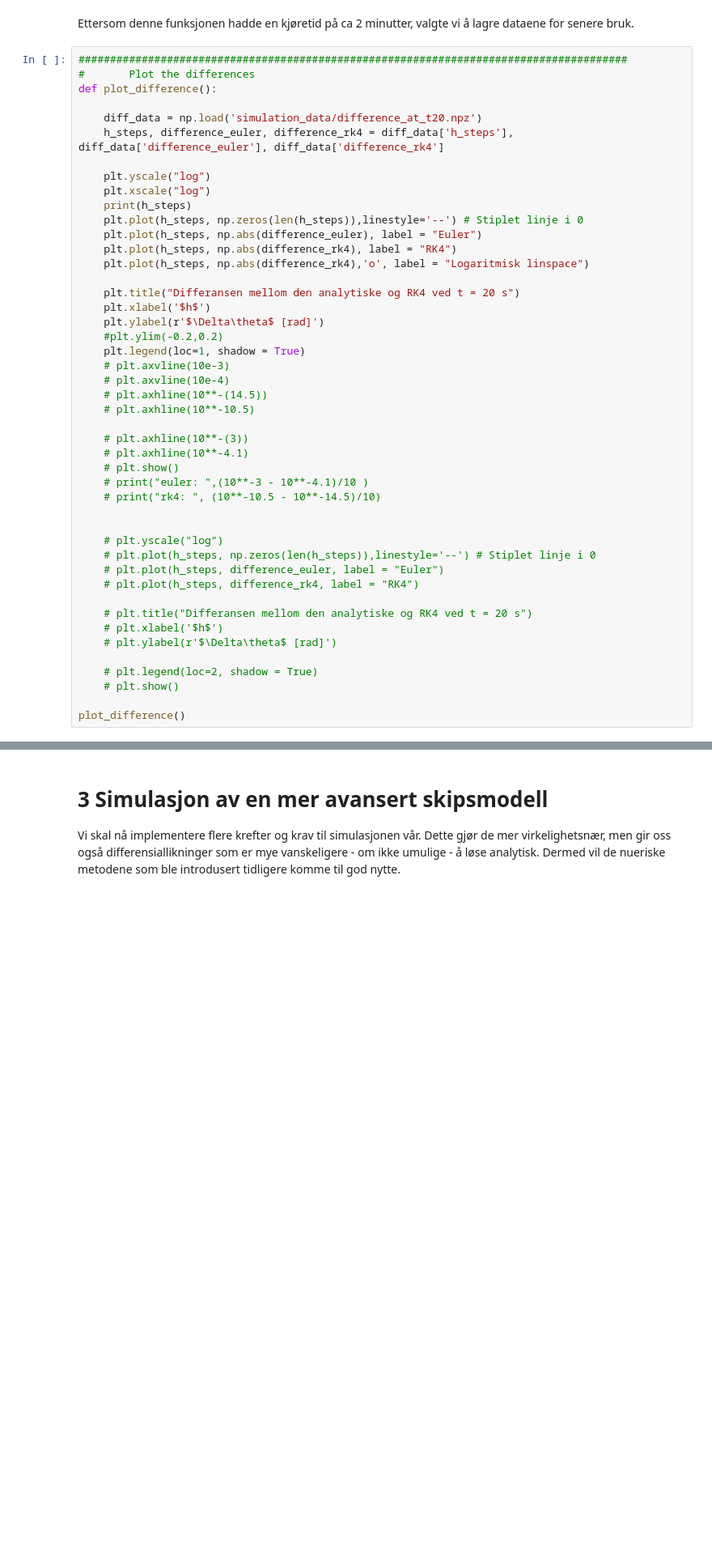
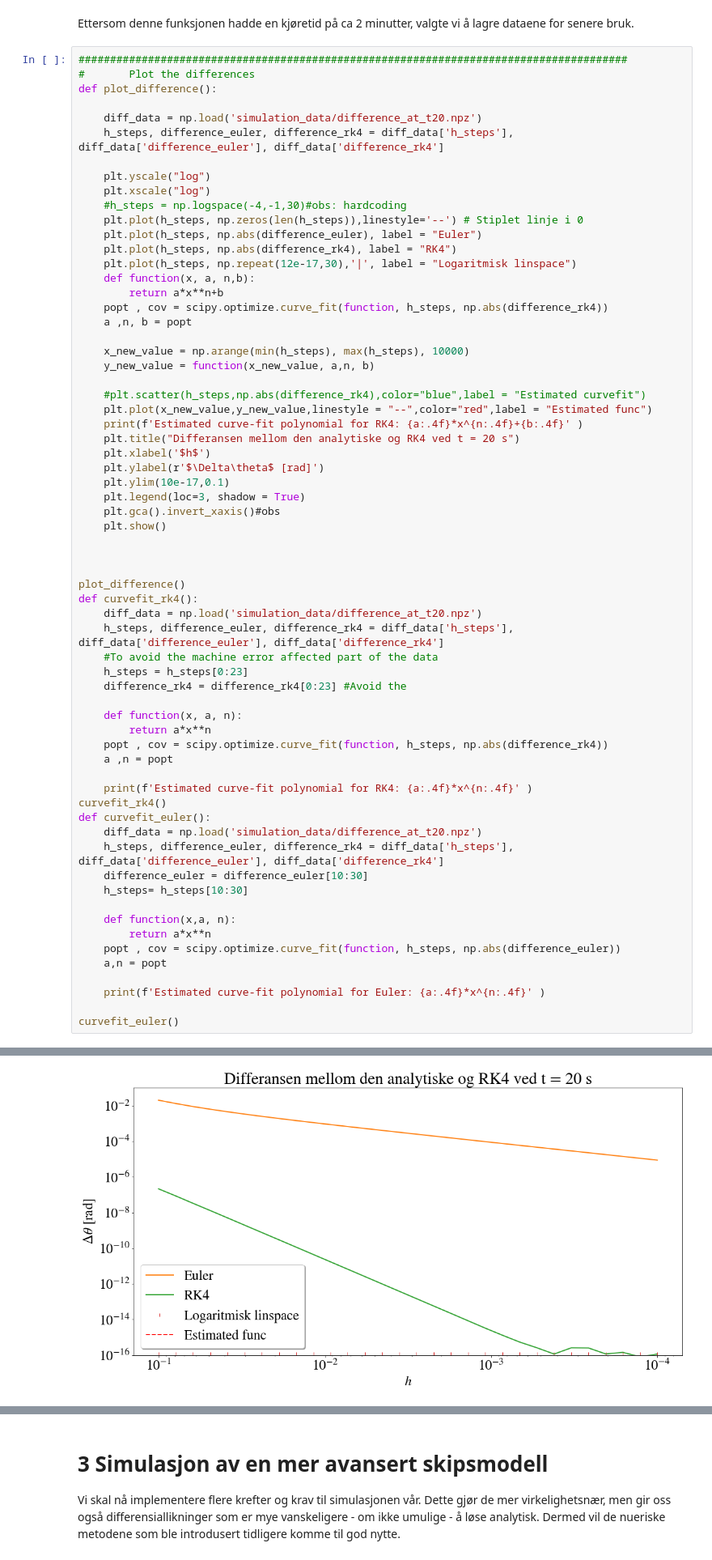
Before and after one commit to emiljonsrud/vitberr_prosjekt2_tekfys, a Jupyter notebook: leveringsfil.ipynb, the cells around one changed output, grey strips where cells are left out. Shown at 81% size. Cells and saved outputs as stored; diff of their text form; blank space fills up the shorter version.

```diff
--- a/leveringsfil.ipynb
+++ b/leveringsfil.ipynb
@@ -724,40 +719,59 @@ def plot_difference():
 
     plt.yscale("log")
     plt.xscale("log")
-    print(h_steps)
+    #h_steps = np.logspace(-4,-1,30)#obs: hardcoding
     plt.plot(h_steps, np.zeros(len(h_steps)),linestyle='--') # Stiplet linje i 0
     plt.plot(h_steps, np.abs(difference_euler), label = "Euler")
     plt.plot(h_steps, np.abs(difference_rk4), label = "RK4")
-    plt.plot(h_steps, np.abs(difference_rk4),'o', label = "Logaritmisk linspace")
+    plt.plot(h_steps, np.repeat(12e-17,30),'|', label = "Logaritmisk linspace")
+    def function(x, a, n,b):
+        return a*x**n+b
+    popt , cov = scipy.optimize.curve_fit(function, h_steps, np.abs(difference_rk4))
+    a ,n, b = popt
 
+    x_new_value = np.arange(min(h_steps), max(h_steps), 10000)
+    y_new_value = function(x_new_value, a,n, b)
+
+    #plt.scatter(h_steps,np.abs(difference_rk4),color="blue",label = "Estimated curvefit")
+    plt.plot(x_new_value,y_new_value,linestyle = "--",color="red",label = "Estimated func")
+    print(f'Estimated curve-fit polynomial for RK4: {a:.4f}*x^{n:.4f}+{b:.4f}' )
     plt.title("Differansen mellom den analytiske og RK4 ved t = 20 s")
     plt.xlabel('$h$')
     plt.ylabel(r'$\Delta\theta$ [rad]')
-    #plt.ylim(-0.2,0.2)
-    plt.legend(loc=1, shadow = True)
-    # plt.axvline(10e-3)
-    # plt.axvline(10e-4)
-    # plt.axhline(10**-(14.5))
-    # plt.axhline(10**-10.5)
-
-    # plt.axhline(10**-(3))
-    # plt.axhline(10**-4.1)
-    # plt.show()
-    # print("euler: ",(10**-3 - 10**-4.1)/10 )
-    # print("rk4: ", (10**-10.5 - 10**-14.5)/10)
+    plt.ylim(10e-17,0.1)
+    plt.legend(loc=3, shadow = True)
+    plt.gca().invert_xaxis()#obs
+    plt.show()
 
 
-    # plt.yscale("log")
-    # plt.plot(h_steps, np.zeros(len(h_steps)),linestyle='--') # Stiplet linje i 0
-    # plt.plot(h_steps, difference_euler, label = "Euler")
-    # plt.plot(h_steps, difference_rk4, label = "RK4")
-
-    # plt.title("Differansen mellom den analytiske og RK4 ved t = 20 s")
-    # plt.xlabel('$h$')
-    # plt.ylabel(r'$\Delta\theta$ [rad]')
-
-    # plt.legend(loc=2, shadow = True)
-    # plt.show()
 
 plot_difference()
+def curvefit_rk4():
+    diff_data = np.load('simulation_data/difference_at_t20.npz')
+    h_steps, difference_euler, difference_rk4 = diff_data['h_steps'], diff_data['difference_euler'], diff_data['difference_rk4']
+    #To avoid the machine error affected part of the data
+    h_steps = h_steps[0:23]
+    difference_rk4 = difference_rk4[0:23] #Avoid the
+
+    def function(x, a, n):
+        return a*x**n
+    popt , cov = scipy.optimize.curve_fit(function, h_steps, np.abs(difference_rk4))
+    a ,n = popt
+
+    print(f'Estimated curve-fit polynomial for RK4: {a:.4f}*x^{n:.4f}' )
+curvefit_rk4()
+def curvefit_euler():
+    diff_data = np.load('simulation_data/difference_at_t20.npz')
+    h_steps, difference_euler, difference_rk4 = diff_data['h_steps'], diff_data['difference_euler'], diff_data['difference_rk4']
+    difference_euler = difference_euler[10:30]
+    h_steps= h_steps[10:30]
+
+    def function(x,a, n):
+        return a*x**n
+    popt , cov = scipy.optimize.curve_fit(function, h_steps, np.abs(difference_euler))
+    a,n = popt
+
+    print(f'Estimated curve-fit polynomial for Euler: {a:.4f}*x^{n:.4f}' )
+
+curvefit_euler()
 # %% [output]
@@ -764,0 +779 @@ FileNotFoundError: [Errno 2] No such file or directory: 'simulation_data/differe
+[figure, added]
```
Also changed, not shown: parts of 19 cells of this notebook, 1 other file.
